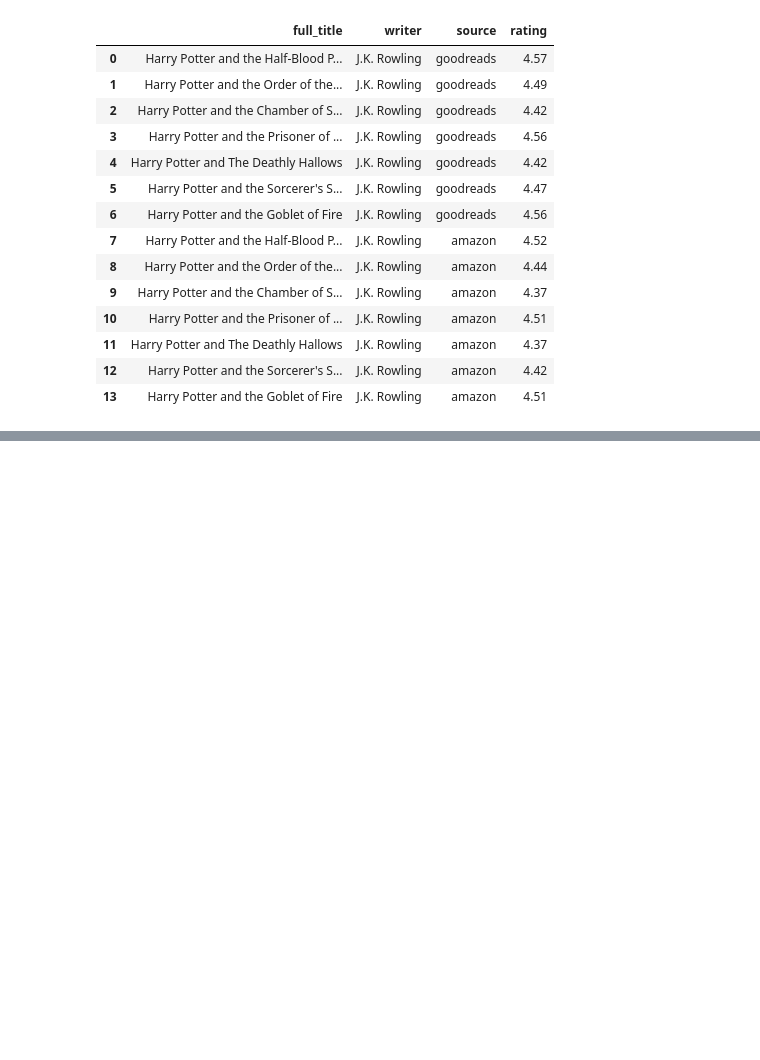
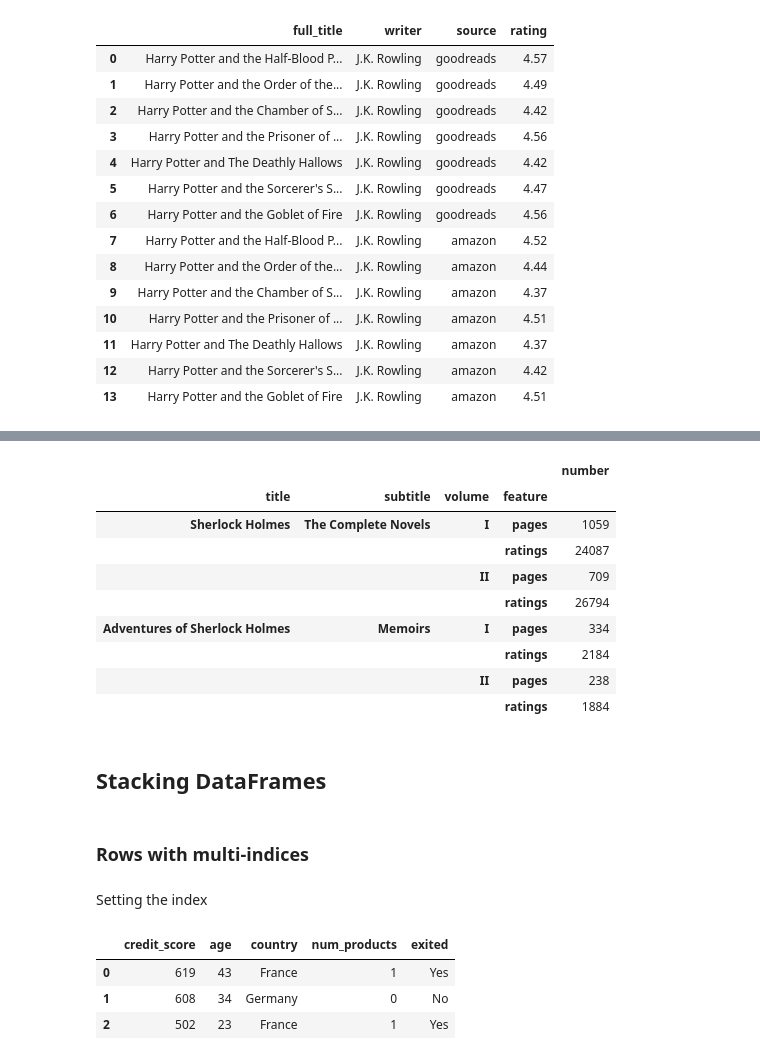
Before and after one commit to jrc-python/python-toolbox, a Jupyter notebook: 4-reshaping-data/reshaping.ipynb, the cells around one changed output, grey strips where cells are left out. Saved outputs shown, nothing was run; the diff lists cells and outputs as text; code cells hidden in the pictures; blank space fills up the shorter version.

```diff
--- a/4-reshaping-data/reshaping.ipynb
+++ b/4-reshaping-data/reshaping.ipynb
@@ -594,3 +594,17 @@ hp_melt
 | 11 | Harry Potter and The Deathly Hallows | J.K. Rowling | amazon | 4.37 |
 | 12 | Harry Potter and the Sorcerer's S... | J.K. Rowling | amazon | 4.42 |
 | 13 | Harry Potter and the Goblet of Fire | J.K. Rowling | amazon | 4.51 |
+# %%
+import pandas as pd
+
+sherlock_books = [
+    ['main_title', 'version', 'number_pages', 'number_ratings'],
+    ['Sherlock Holmes: The Complete Novels', 'Vol I', 1059, 24087],
+    ['Sherlock Holmes: The Complete Novels', 'Vol II', 709, 26794],
+    ['Adventures of Sherlock Holmes: Memoirs', 'Vol I', 334, 2184],
+    ['Adventures of Sherlock Holmes: Memoirs', 'Vol II', 238, 1884],
+]
+
+books_sh = pd.DataFrame(sherlock_books[1:], columns=sherlock_books[0])
+
+books_sh
@@ -596,0 +617,5 @@ hp_melt
+# %%
+# Split main_title by a colon and assign it to two columns named title and subtitle
+books_sh[['title', 'subtitle']] = books_sh['main_title'].str.split(':', expand=True)
+
+books_sh
@@ -596,0 +628,5 @@ hp_melt
+# %%
+# Split version by a space and assign the second element to the column named volume
+books_sh['volume'] = books_sh['version'].str.split(' ').str.get(1)
+
+books_sh
@@ -596,0 +639,5 @@ hp_melt
+# %%
+# Drop the main_title and version columns modifying books_sh
+books_sh.drop(['main_title', 'version'], axis=1, inplace=True)
+
+books_sh
@@ -596,0 +650,40 @@ hp_melt
+# %%
+# Reshape using title, subtitle and volume as index, name feature the new variable from columns starting with number, separated by undescore and ending in words
+sh_long = pd.wide_to_long(books_sh, stubnames='number', i=['title', 'subtitle', 'volume'], j='feature', sep='_', suffix='\w+')
+
+sh_long
+# %% [output]
+|  |  |  |  | number |
+| title | subtitle | volume | feature |  |
+| Sherlock Holmes | The Complete Novels | I | pages | 1059 |
+|  |  |  | ratings | 24087 |
+|  |  | II | pages | 709 |
+|  |  |  | ratings | 26794 |
+| Adventures of Sherlock Holmes | Memoirs | I | pages | 334 |
+|  |  |  | ratings | 2184 |
+|  |  | II | pages | 238 |
+|  |  |  | ratings | 1884 |
+# %% [markdown]
+## Stacking DataFrames
+# %% [markdown]
+### Rows with multi-indices
+# %% [markdown]
+Setting the index
+# %%
+import pandas as pd
+
+churn_list = [
+    ['credit_score', 'age', 'country', 'num_products', 'exited'],
+    [619, 43, 'France', 1, 'Yes'],
+    [608, 34, 'Germany', 0, 'No'],
+    [502, 23, 'France', 1, 'Yes'],
+]
+
+churn = pd.DataFrame(churn_list[1:], columns=churn_list[0])
+
+churn
+# %% [output]
+|  | credit_score | age | country | num_products | exited |
+| 0 | 619 | 43 | France | 1 | Yes |
+| 1 | 608 | 34 | Germany | 0 | No |
+| 2 | 502 | 23 | France | 1 | Yes |
```
Also changed, not shown: parts of 18 cells of this notebook.
